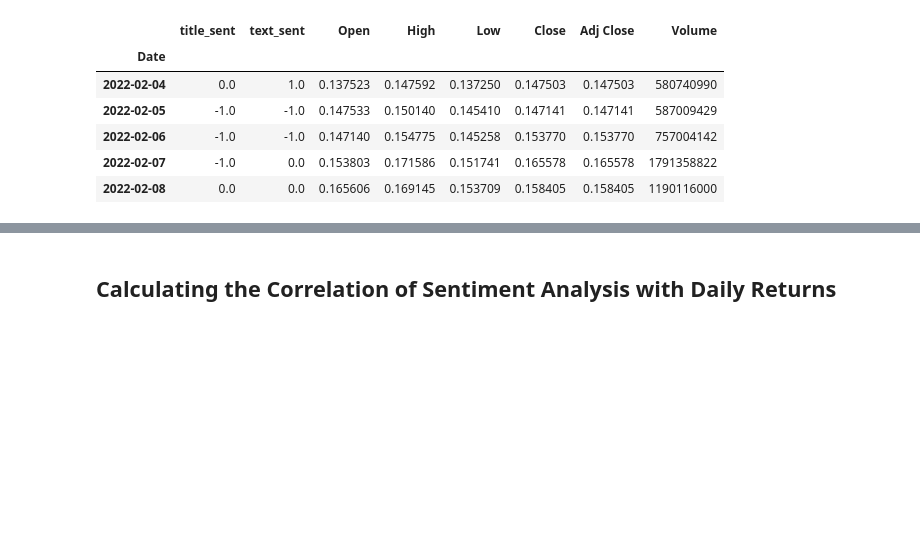
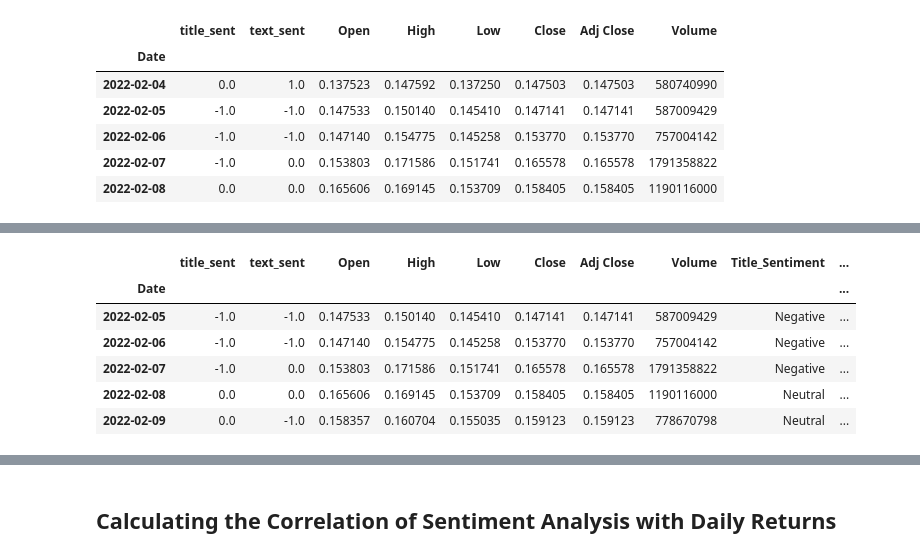
Before and after one commit to 1ightray/Group4, a Jupyter notebook: Sentiment_analysis.ipynb, the cells around one changed output, grey strips where cells are left out. Cells and saved outputs as stored; diff of their text form; code cells hidden in the pictures; blank space fills up the shorter version.

```diff
--- a/Sentiment_analysis.ipynb
+++ b/Sentiment_analysis.ipynb
@@ -309,0 +315,14 @@ sentiment_closing_df.head()
+# %%
+# Sorting title_sent into Positive, Negative and Neutral sentiment
+
+sentiment = []
+for score in sentiment_closing_df['title_sent']:
+    if score >= 1 :
+          sentiment.append("Positive")
+    elif score <= - 1 :
+          sentiment.append("Negative")
+    else :
+        sentiment.append("Neutral")
+
+sentiment_closing_df["Title_Sentiment"] = sentiment
+sentiment_closing_df.head()
@@ -309,0 +337,16 @@ sentiment_closing_df.head()
+# %%
+#Stock Trend based on difference between current price to previous day price and coverting them to '0' as fall and '1' as rise in stock price
+sentiment_closing_df['Price Diff'] = sentiment_closing_df['Close'].diff()
+sentiment_closing_df.dropna(inplace = True)
+sentiment_closing_df['Trend'] = np.where(
+    sentiment_closing_df['Price Diff'] > 0 , 1, 0)
+
+sentiment_closing_df.head()
+# %% [output]
+|  | title_sent | text_sent | Open | High | Low | Close | Adj Close | Volume | Title_Sentiment | ... |
+| Date |  |  |  |  |  |  |  |  |  | ... |
+| 2022-02-05 | -1.0 | -1.0 | 0.147533 | 0.150140 | 0.145410 | 0.147141 | 0.147141 | 587009429 | Negative | ... |
+| 2022-02-06 | -1.0 | -1.0 | 0.147140 | 0.154775 | 0.145258 | 0.153770 | 0.153770 | 757004142 | Negative | ... |
+| 2022-02-07 | -1.0 | 0.0 | 0.153803 | 0.171586 | 0.151741 | 0.165578 | 0.165578 | 1791358822 | Negative | ... |
+| 2022-02-08 | 0.0 | 0.0 | 0.165606 | 0.169145 | 0.153709 | 0.158405 | 0.158405 | 1190116000 | Neutral | ... |
+| 2022-02-09 | 0.0 | -1.0 | 0.158357 | 0.160704 | 0.155035 | 0.159123 | 0.159123 | 778670798 | Neutral | ... |
```
Also changed, not shown: parts of 6 cells of this notebook, 1 other file.
